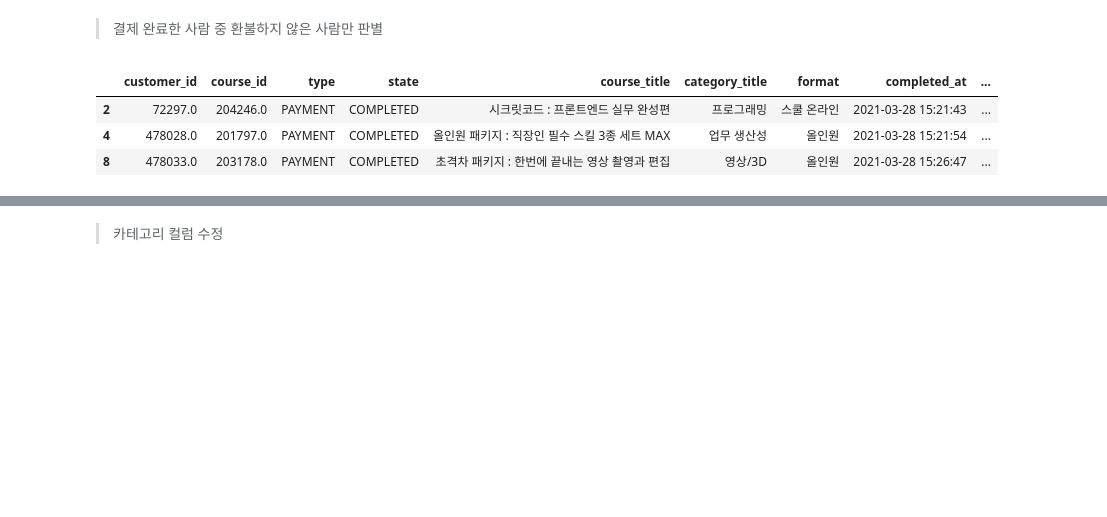
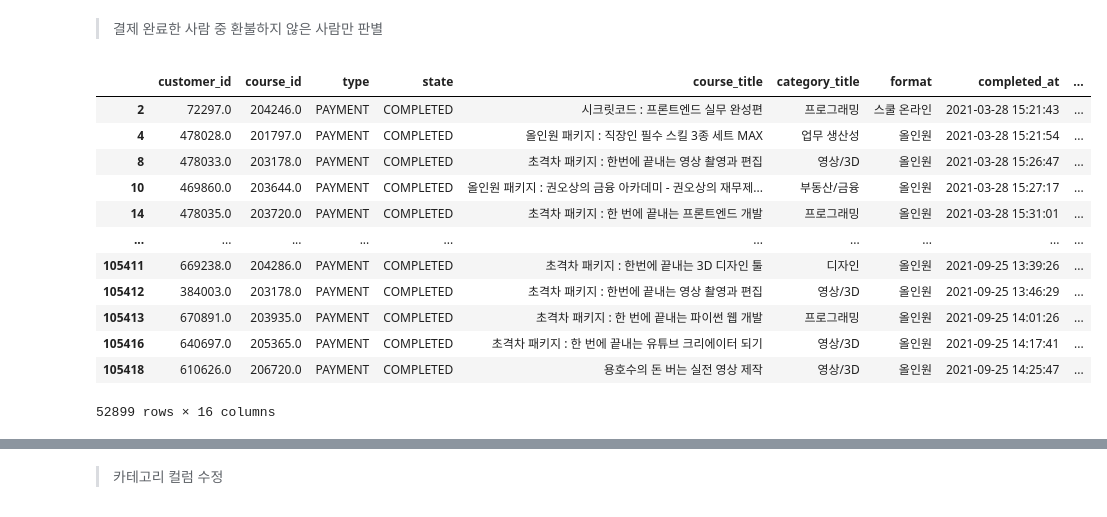
Before and after one commit to Kim-SeongSu/Self-study_and_Review, a Jupyter notebook: project/미니프로젝트_김성수.ipynb, the cells around one changed output, grey strips where cells are left out. Cells and saved outputs as stored; diff of their text form; code cells hidden in the pictures; blank space fills up the shorter version.

```diff
--- a/project/미니프로젝트_김성수.ipynb
+++ b/project/미니프로젝트_김성수.ipynb
@@ -98,12 +100,21 @@ df.head()
 # %%
 # 결제가 완료된 사람의 데이터
 df_pc = df[(df['type'] == 'PAYMENT') & (df['state'] == 'COMPLETED')]
-df_pc.head(3)
+df_pc
 # %% [output]
 |  | customer_id | course_id | type | state | course_title | category_title | format | completed_at | ... |
 | 2 | 72297.0 | 204246.0 | PAYMENT | COMPLETED | 시크릿코드 : 프론트엔드 실무 완성편 | 프로그래밍 | 스쿨 온라인 | 2021-03-28 15:21:43 | ... |
 | 4 | 478028.0 | 201797.0 | PAYMENT | COMPLETED | 올인원 패키지 : 직장인 필수 스킬 3종 세트 MAX | 업무 생산성 | 올인원 | 2021-03-28 15:21:54 | ... |
 | 8 | 478033.0 | 203178.0 | PAYMENT | COMPLETED | 초격차 패키지 : 한번에 끝내는 영상 촬영과 편집 | 영상/3D | 올인원 | 2021-03-28 15:26:47 | ... |
+| 10 | 469860.0 | 203644.0 | PAYMENT | COMPLETED | 올인원 패키지 : 권오상의 금융 아카데미 - 권오상의 재무제... | 부동산/금융 | 올인원 | 2021-03-28 15:27:17 | ... |
+| 14 | 478035.0 | 203720.0 | PAYMENT | COMPLETED | 초격차 패키지 : 한 번에 끝내는 프론트엔드 개발 | 프로그래밍 | 올인원 | 2021-03-28 15:31:01 | ... |
+| ... | ... | ... | ... | ... | ... | ... | ... | ... | ... |
+| 105411 | 669238.0 | 204286.0 | PAYMENT | COMPLETED | 초격차 패키지 : 한번에 끝내는 3D 디자인 툴 | 디자인 | 올인원 | 2021-09-25 13:39:26 | ... |
+| 105412 | 384003.0 | 203178.0 | PAYMENT | COMPLETED | 초격차 패키지 : 한번에 끝내는 영상 촬영과 편집 | 영상/3D | 올인원 | 2021-09-25 13:46:29 | ... |
+| 105413 | 670891.0 | 203935.0 | PAYMENT | COMPLETED | 초격차 패키지 : 한 번에 끝내는 파이썬 웹 개발 | 프로그래밍 | 올인원 | 2021-09-25 14:01:26 | ... |
+| 105416 | 640697.0 | 205365.0 | PAYMENT | COMPLETED | 초격차 패키지 : 한 번에 끝내는 유튜브 크리에이터 되기 | 영상/3D | 올인원 | 2021-09-25 14:17:41 | ... |
+| 105418 | 610626.0 | 206720.0 | PAYMENT | COMPLETED | 용호수의 돈 버는 실전 영상 제작 | 영상/3D | 올인원 | 2021-09-25 14:25:47 | ... |
+52899 rows × 16 columns
 # %%
 # 환불이 완료된 사람의 데이터
 df_rc =df[(df['type'] == 'REFUND') & (df['state'] == 'COMPLETED')]
```
Also changed, not shown: parts of 34 cells of this notebook.
